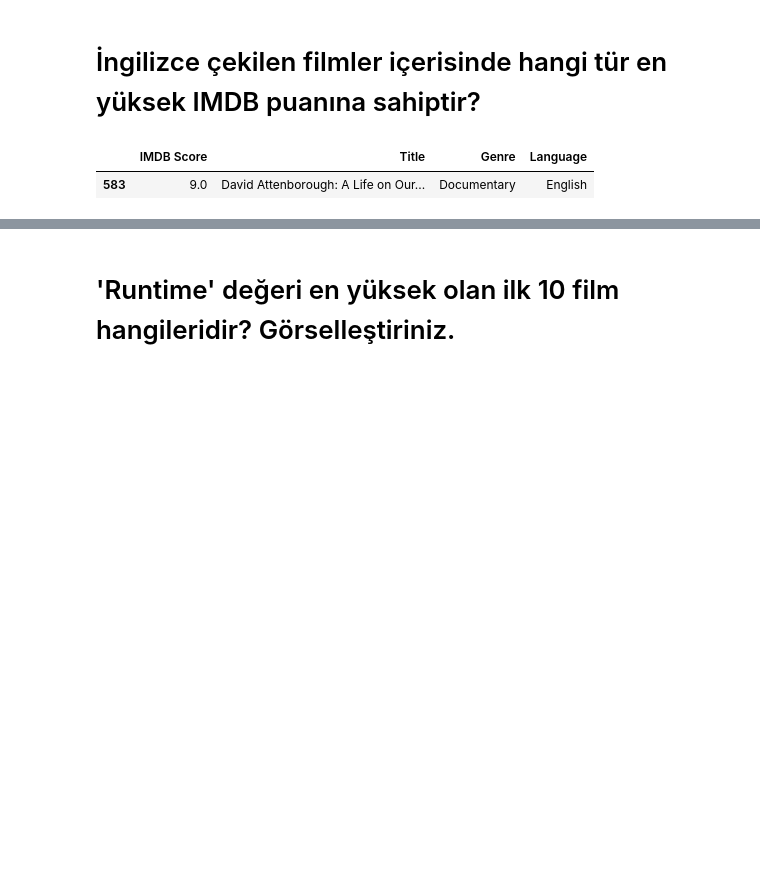
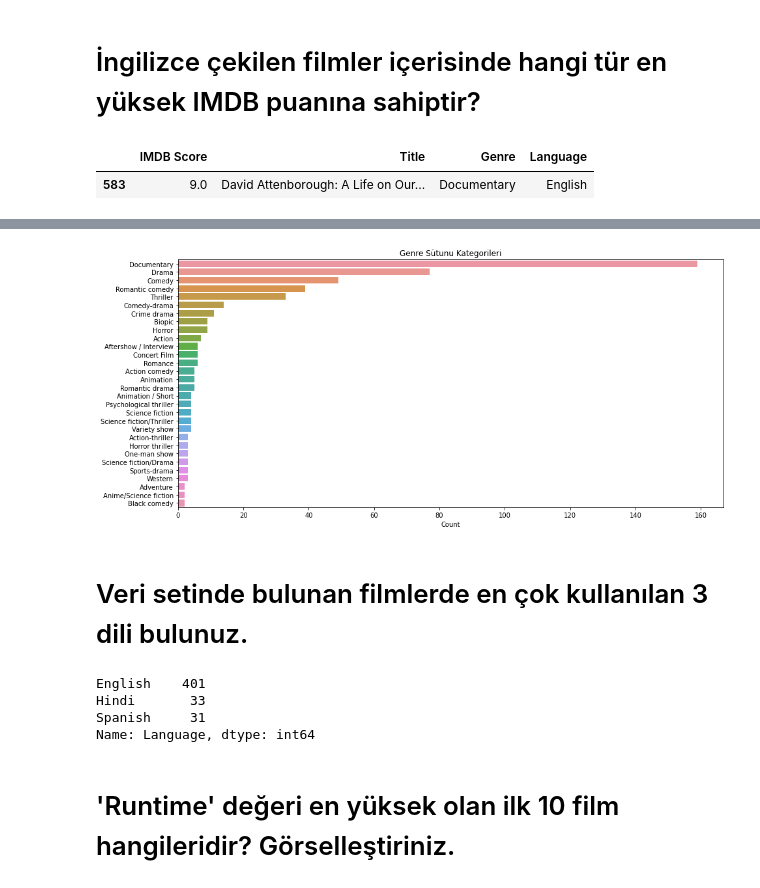
Before and after one commit to b21892757/globalai-project, a Jupyter notebook: hw2_netflixPD.ipynb, the cells around one changed output, grey strips where cells are left out. Saved outputs shown, nothing was run; the diff lists cells and outputs as text; code cells hidden in the pictures; blank space fills up the shorter version.

```diff
--- a/hw2_netflixPD.ipynb
+++ b/hw2_netflixPD.ipynb
@@ -79,3 +114,25 @@ language_eng[["IMDB Score", "Title", "Genre", "Language"]].sort_values(["IMDB Sc
+# %%
+# Genre sütunundaki kategoriler'in görselleştirilmesi
+
+gnre =df.groupby('Genre')['Genre'].count().nlargest(30)
+y=gnre
+x=gnre.index
+
+fig=plt.figure(figsize=(15,7))
+l=sns.barplot(x=y,y=x);
+l.set(title='Genre Sütunu Kategorileri', xlabel="Count", ylabel="");
+# %% [output]
+[figure, added]
+# %% [markdown]
+# Veri setinde bulunan filmlerde en çok kullanılan 3 dili bulunuz.
+# %%
+# Veri setinde bulunan en çok kullanılan 3 dil
+df['Language'].value_counts().head(3)
+# %% [output]
+English    401
+Hindi       33
+Spanish     31
+Name: Language, dtype: int64
 # %% [markdown]
 #  'Runtime' değeri en yüksek olan ilk 10 film hangileridir? Görselleştiriniz.
 # %% [markdown]
```
Also changed, not shown: parts of 6 cells of this notebook.
